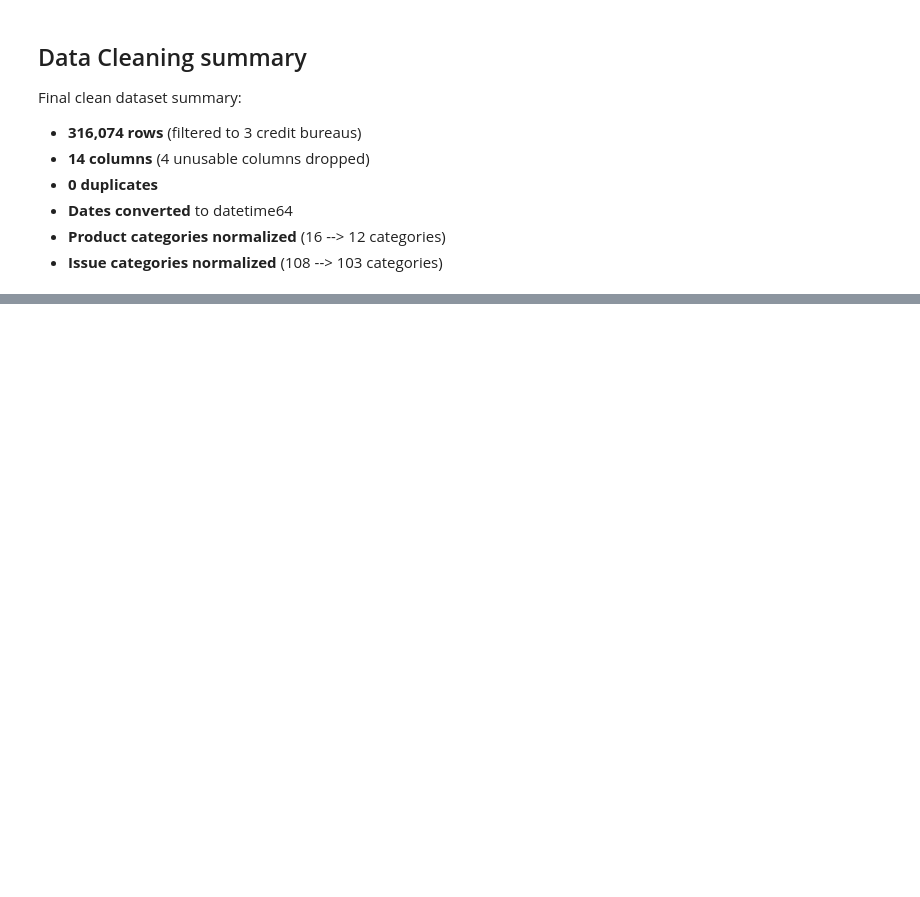
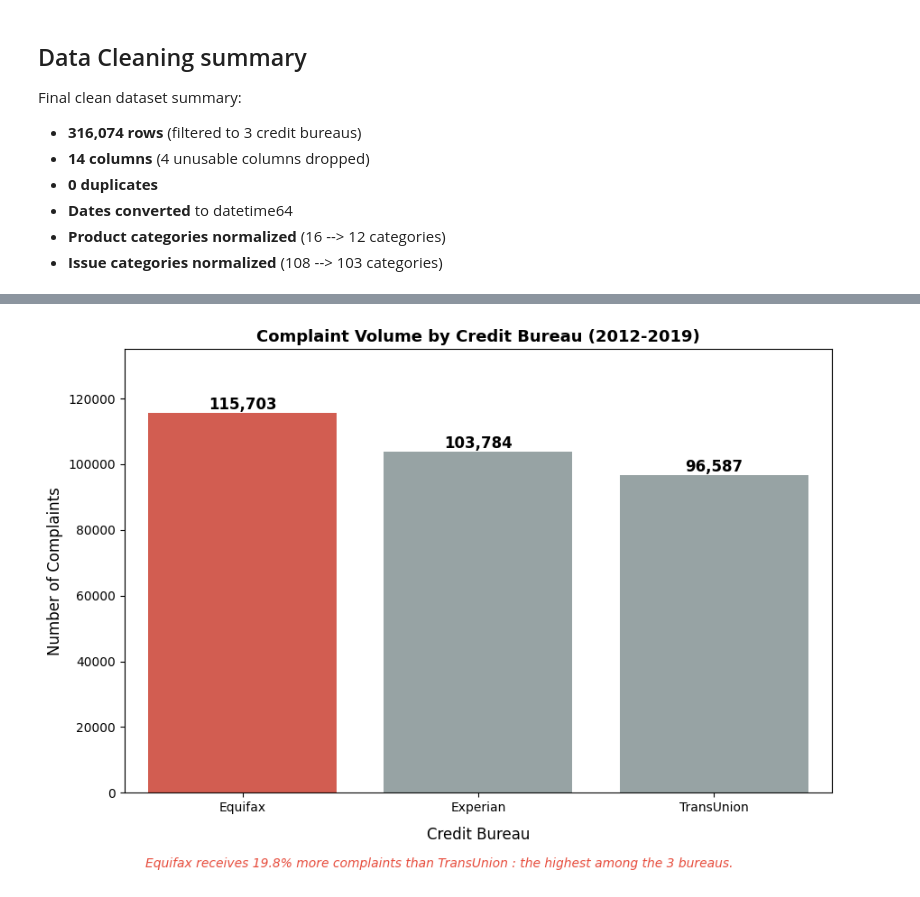
Before and after one commit to jarviscanada/jarvis_data_eng_SamiaCarchaf, a Jupyter notebook: python_data_analytics/sql_complaints.ipynb, the cells around one changed output, grey strips where cells are left out. Drawn from its saved outputs; the diff is of its cells as text; code cells hidden in the pictures; blank space fills up the shorter version.

Commit message:
feat: add insight 1 and 2 visualizations

```diff
--- a/python_data_analytics/sql_complaints.ipynb
+++ b/python_data_analytics/sql_complaints.ipynb
@@ -709,0 +734,3 @@ Final clean dataset summary:
+# %%
+bureau_counts = df_bureaus['company'].value_counts().reset_index()
+bureau_counts
@@ -709,0 +742,3 @@ Final clean dataset summary:
+# %%
+bureau_counts['company'] = ['Equifax', 'Experian', 'TransUnion']
+bureau_counts
@@ -709,0 +754,29 @@ Final clean dataset summary:
+# %%
+plt.figure(figsize=(9, 6))
+ax = sns.barplot(data=bureau_counts, x='company', y='count',
+                 hue='company', palette=['#e74c3c', '#95a5a6', '#95a5a6'],
+                 legend=False)
+
+# Add value labels on top of bars
+for p in ax.patches:
+    ax.annotate(f'{int(p.get_height()):,}',
+                (p.get_x() + p.get_width() / 2, p.get_height()),
+                ha='center', va='bottom', fontsize=12, fontweight='bold')
+
+# Neutral title ? just describes the chart
+plt.title('Complaint Volume by Credit Bureau (2012-2019)',
+          fontsize=13, fontweight='bold')
+
+plt.xlabel('Credit Bureau', fontsize=12, labelpad=10)
+plt.ylabel('Number of Complaints', fontsize=12)
+plt.ylim(0, 135000)
+
+# Conclusion as caption below the chart
+plt.figtext(0.5, -0.02,
+            'Equifax receives 19.8% more complaints than TransUnion : the highest among the 3 bureaus.',
+            ha='center', fontsize=10, color='#e74c3c', style='italic')
+
+plt.tight_layout()
+plt.show()
+# %% [output]
+[figure, added]
```
Also changed, not shown: parts of 11 cells of this notebook.
